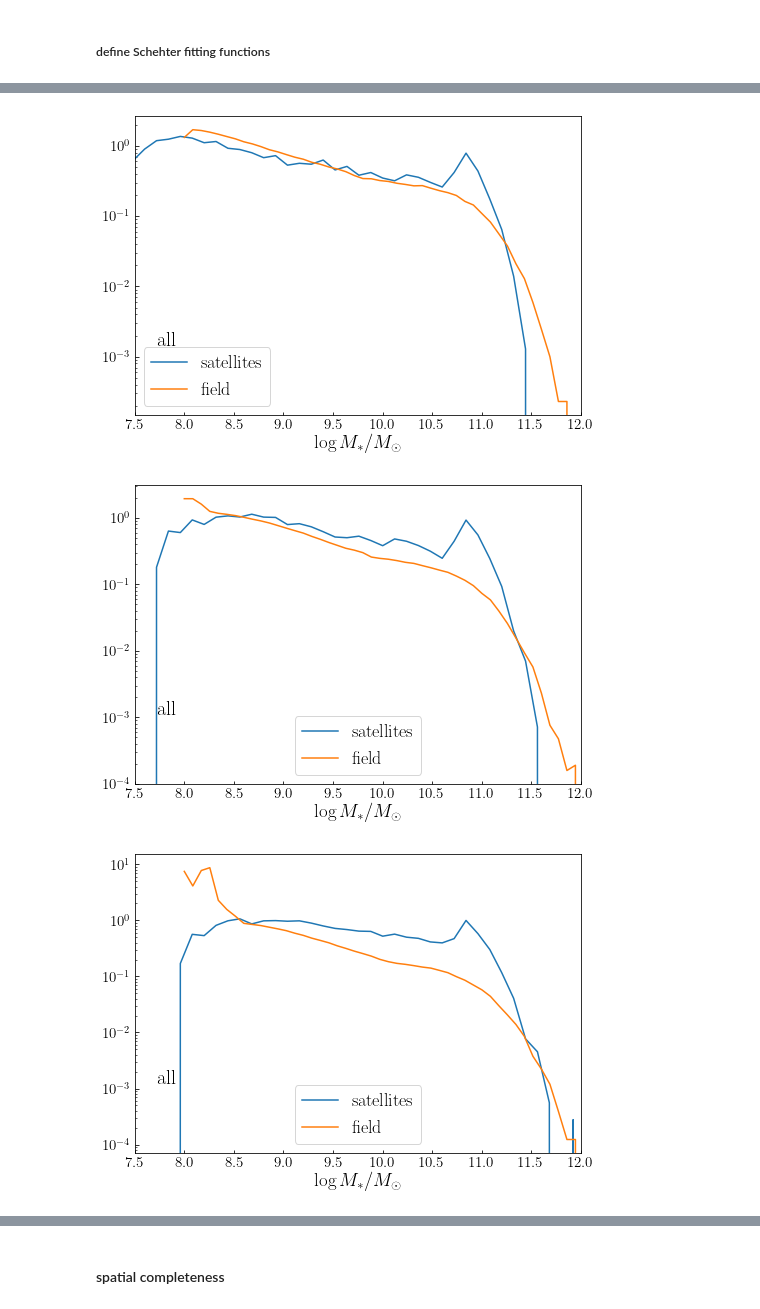
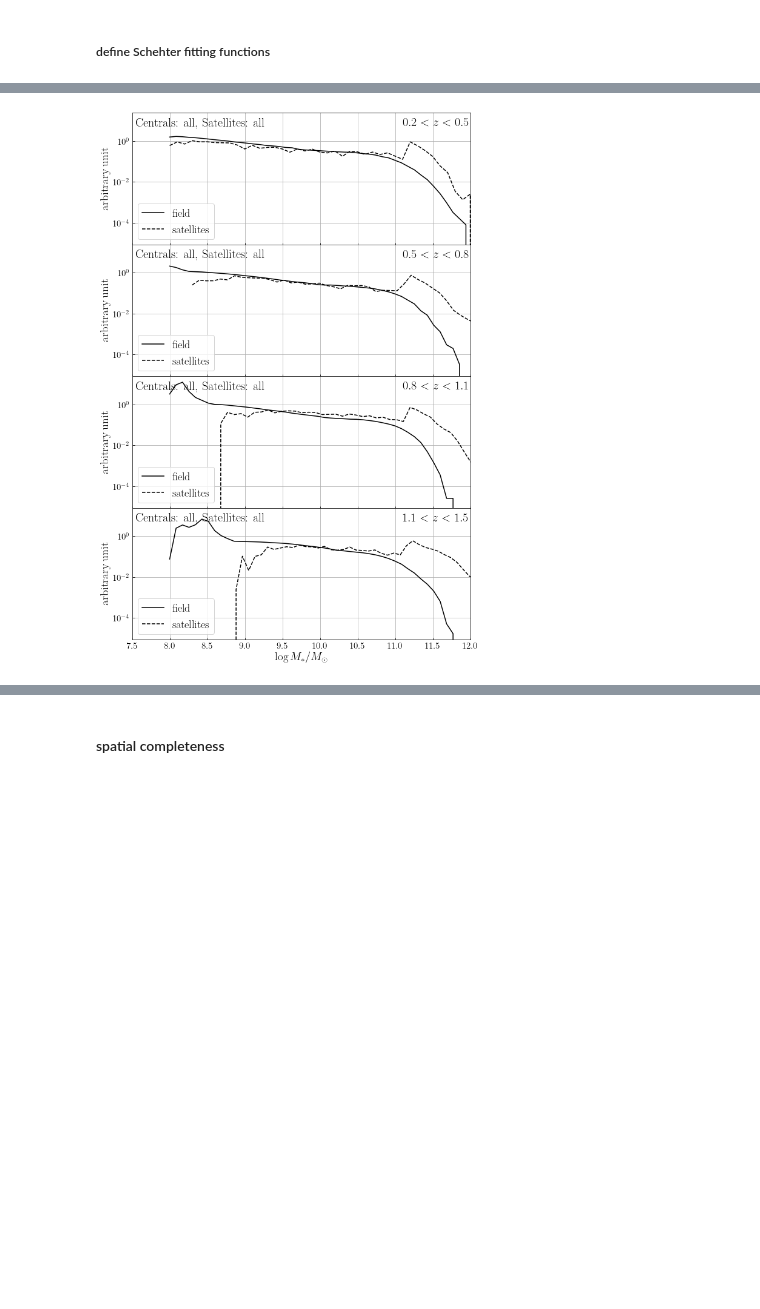
Before and after one commit to LejayChen/massive_gals, a Jupyter notebook: new_radial_distribution_2023.ipynb, the cells around one changed output, grey strips where cells are left out. Drawn from its saved outputs; the diff is of its cells as text; code cells hidden in the pictures; blank space fills up the shorter version.

```diff
--- a/new_radial_distribution_2023.ipynb
+++ b/new_radial_distribution_2023.ipynb
@@ -574,7 +581,7 @@ def fit_double_schec_lognormal(xdata, ydata, ydata_err, start, end, zmin, mu, si
 z_mins = [0.2,0.5,0.8,1.1]
 z_maxs = [0.5,0.8,1.1,1.5]
 
-masscut_low = 7.5
+masscut_lows=[8.0, 8.3, 8.5, 8.8]
 masscut_high = 13.0
+masscut_host = 11.2
 num_bins = 50 # number of bin edges
-m_bin_left_edges = np.linspace(masscut_low, masscut_high, num=num_bins+1)[:-1]
@@ -677,39 +932,43 @@ plt.yscale('log')
 # %%
 # compare to the field values
 
 z_mins = [0.2,0.5,0.8,1.1]
 z_maxs = [0.5,0.8,1.1,1.5]
+fig, axs = plt.subplots(4, 1, figsize = (10, 16),sharex=True,sharey=True)
 
-num_bins = 50 # number of bin edges
-m_bin_left_edges = np.linspace(masscut_low, masscut_high, num=num_bins+1)[:-1]
 ssfq='all'
 count_type = 'sat'
+num_bins = 50 # number of bin edges
+norm_factors = [60,60,70,80]
 
 fit_params = []
 fit_params_err = []
-for i,z in enumerate(z_mins[:-1]):
+for i,z in enumerate(z_mins):
+
+    # field smf
     bins_field = np.linspace(8,12.2,50)[:-1]
     smf_field = np.load('pcat_smf_nonir_'+ssfq+'_'+str(z_mins[i])+'_'+str(z_maxs[i])+'.npy')[0]
+    axs[i].plot(bins_field,smf_field*norm_factors[i],'-k',label='field')
 
+    # sat smf
     ssfq = 'all'
-    bins_smf = np.linspace(7.0, 13.0, num=21)[:-1]
-    smf_sat = combine_deep_smf('smf_pcat/test_smf_new_cat/', ssfq, count_type, str(z), masscut_low=str(masscut_low),bin_number=num_bins)[1]
+    masscut_low = masscut_lows[i]
+    m_bin_left_edges = np.linspace(masscut_low, masscut_high, num=num_bins+1)[:-1]
+    smf_sat = combine_deep_smf('smf_pcat/test_smf_cenmass_11.2/', ssfq, count_type, str(z), masscut_low=str(masscut_low),masscut_host=str(masscut_host),bin_number=num_bins)[1]
+    axs[i].plot(m_bin_left_edges,smf_sat,'--k',label='satellites')
 
-    fig, axs = plt.subplots(1, 1, sharex=True,sharey='row', figsize=(8, 5.5))
+    axs[i].annotate('$'+str(round(z_mins[i],1))+'<z<'+str(round(z_maxs[i],1))+'$',xy=([0.8,0.9]),xycoords='axes fraction',fontsize=20,color='k')
+    axs[i].annotate('Centrals: '+csfq+', Satellites: '+ssfq,xy=([0.01,0.9]),xycoords='axes fraction',fontsize=20,color='k')
+    axs[i].set_xlim([7.5,12])
+    axs[i].set_yscale('log')
+    axs[i].grid()
+    axs[i].legend(fontsize=18)
+    axs[3].set_xlabel('$\log M_*/M_\odot$',fontsize=19)
+    axs[i].set_ylabel('arbitrary unit',fontsize=19)
 
-    plt.plot(m_bin_left_edges,smf_sat,label='satellites')
-    plt.plot(bins_field,smf_field*60,label='field')
-    plt.annotate(ssfq,xy=([0.05,0.23]),xycoords='axes fraction',fontsize=20,color='k')
-
-    plt.xlim([7.5,12])
-    plt.yscale('log')
-    plt.legend(fontsize=18)
-    plt.xlabel('$\log M_*/M_\odot$',fontsize=19)
-    plt.ylabel('arbitrary unit',fontsize=19)
+fig.subplots_adjust(wspace=0, hspace=0)
 # %% [output]
-[figure, old version]
+[figure, new version]
-[figure, removed]
-[figure, removed]
 # %%
 plt.rc('font', family='serif'), plt.rc('xtick', labelsize=15), plt.rc('ytick', labelsize=15)
 fig, axs = plt.subplots(1, 3, sharex=True, sharey=True, figsize=(24,7))
```
Also changed, not shown: parts of 13 cells of this notebook, 1 other file.
